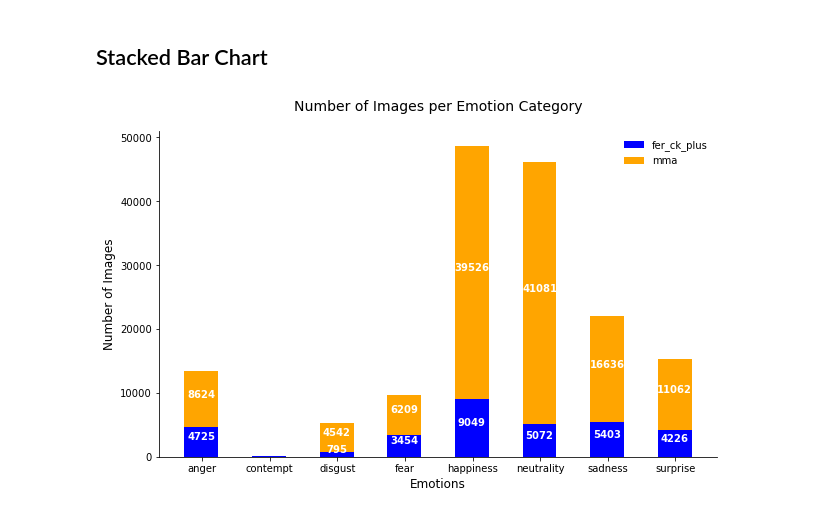
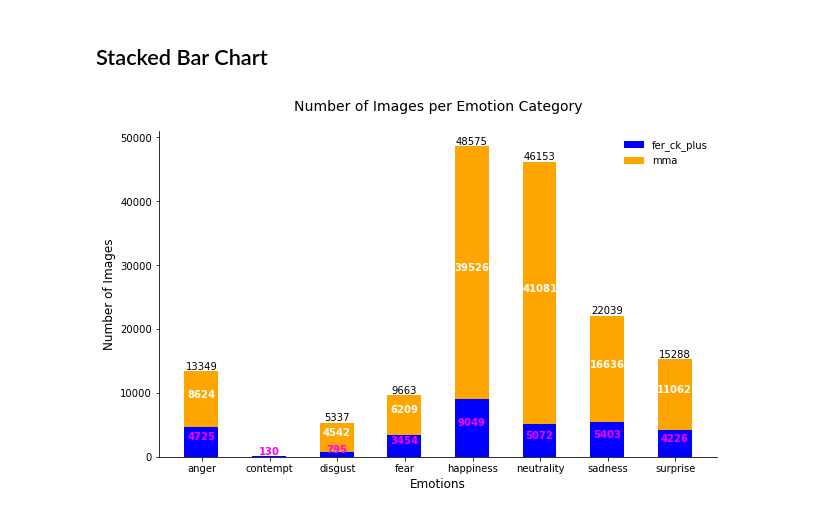
Before and after one commit to UNT-5210-Project/ComputerVision, a Jupyter notebook: data_distribution.ipynb, the cells around one changed output. Drawn from its saved outputs; the diff is of its cells as text; code cells hidden in the pictures.

Commit message:
Update data_distribution.ipynb
Show total images per emotion on bar chart.

```diff
--- a/data_distribution.ipynb
+++ b/data_distribution.ipynb
@@ -169,34 +169,43 @@ fig, ax = plt.subplots(figsize=(10,6))
 # create bar plots
 p1 = plt.bar(ind, fer_ck_plus, bar_width, color='blue',align='center')
 p2 = plt.bar(ind, mma_data, bar_width, bottom=fer_ck_plus, color='orange',align='center')
 
 # add some text for labels, title, axes ticks, and legend
 plt.ylabel('Number of Images')
 plt.xlabel('Emotions')
 plt.xticks(tick_pos, emotions)
 
 # set legend
 plt.legend((p1, p2), ('fer_ck_plus', 'mma'), frameon=False)
 
 # labels for each bar
 for r1, r2 in zip(p1, p2):
     h1 = r1.get_height()
     h2 = r2.get_height()
-    plt.text(r1.get_x() + r1.get_width() / 2., h1 / 2., "%d" % h1,
+    h3 = h1 + h2
+
+    if h1 > 0:
+        plt.text(r1.get_x() + r1.get_width() / 2., h1 / 2., "%d" % h1,
+             ha="center", va="bottom", color='magenta', fontweight='bold')
+
+    if h2 > 0:
+        plt.text(r2.get_x() + r2.get_width() / 2., h1 + h2 / 2., "%d" % h2,
              ha="center", va="bottom", color='white', fontweight='bold')
-    plt.text(r2.get_x() + r2.get_width() / 2., h1 + h2 / 2., "%d" % h2,
-             ha="center", va="bottom", color='white', fontweight='bold')
+
+    if h3 > h1:
+        plt.text(r2.get_x() + r2.get_width() / 2., h1 + h2 + 1.0, "%d" % h3,
+             ha="center", va="bottom", color='black')
 
 # Hide the right and top spines
 ax.spines['right'].set_visible(False)
 ax.spines['top'].set_visible(False)
 
 # set plot's title and axis labels
 plt.title('Number of Images per Emotion Category', pad=20, fontsize=14)
 plt.xlabel('Emotions', fontsize=12)
 plt.ylabel('Number of Images', fontsize=12)
 
 # display the bar plot
 plt.show()
 # %% [output]
-[figure, old version]
+[figure, new version]
```
Also changed, not shown: parts of 1 cell of this notebook.
